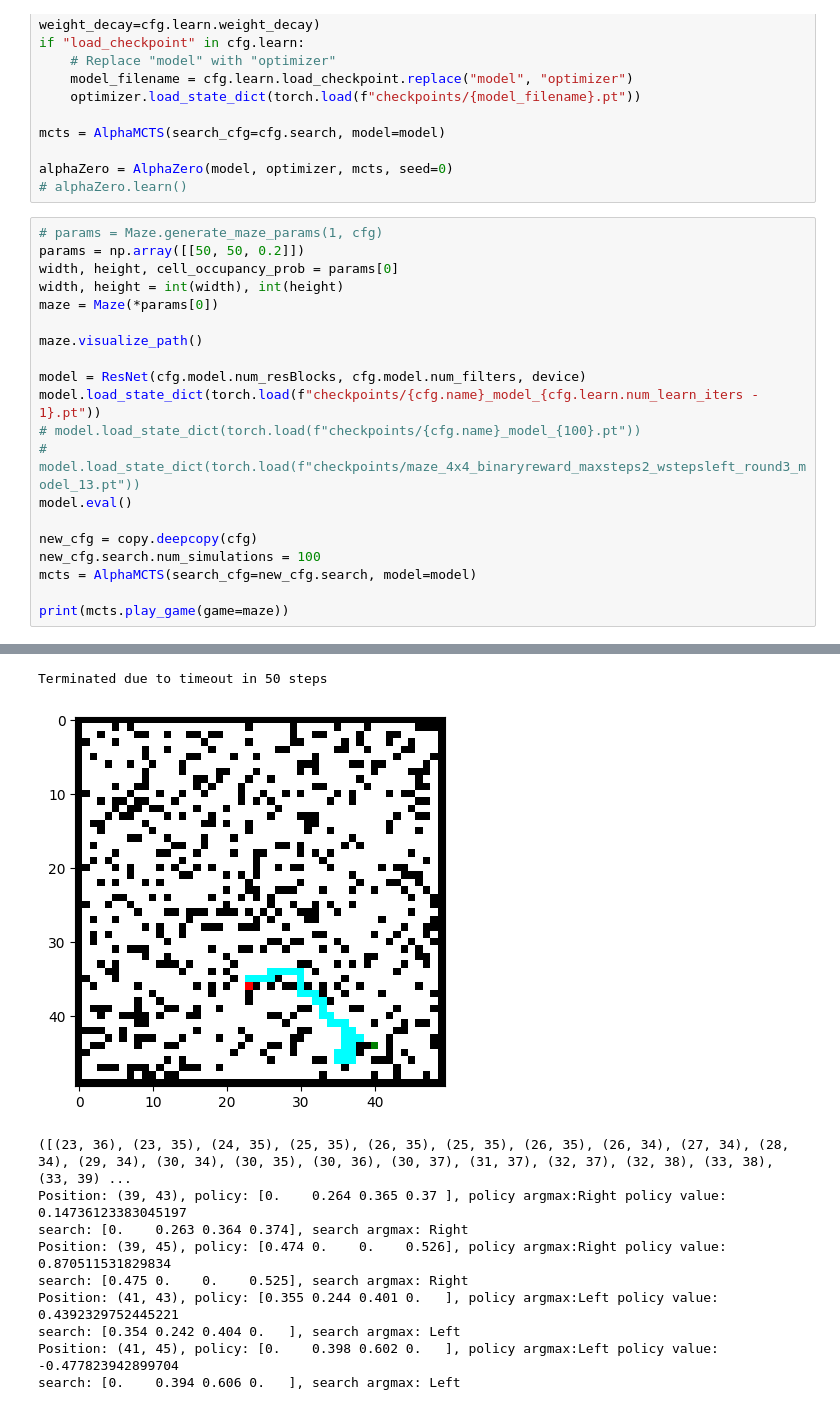
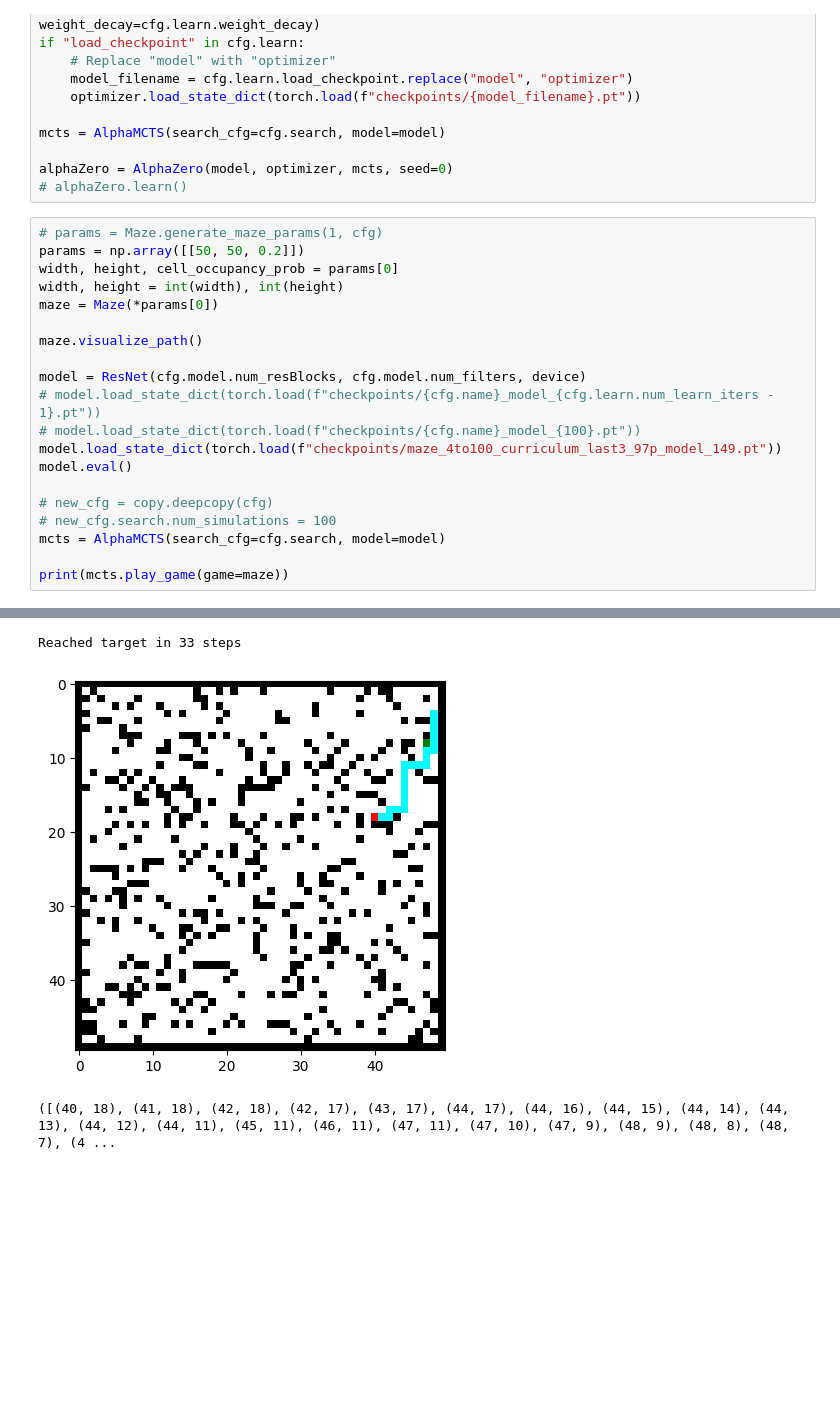
Before and after one commit to shaoyuancc/AlphaZeroFromScratch, a Jupyter notebook: discrete_maze/AlphaParallel_curriculum_plateau42_investigation.ipynb, the cells around one changed output, grey strips where cells are left out. Saved outputs shown, nothing was run; the diff lists cells and outputs as text; blank space fills up the shorter version.

```diff
--- a/discrete_maze/AlphaParallel_curriculum_plateau42_investigation.ipynb
+++ b/discrete_maze/AlphaParallel_curriculum_plateau42_investigation.ipynb
@@ -837,14 +837,14 @@ maze = Maze(*params[0])
 maze.visualize_path()
 
 model = ResNet(cfg.model.num_resBlocks, cfg.model.num_filters, device)
-model.load_state_dict(torch.load(f"checkpoints/{cfg.name}_model_{cfg.learn.num_learn_iters - 1}.pt"))
+# model.load_state_dict(torch.load(f"checkpoints/{cfg.name}_model_{cfg.learn.num_learn_iters - 1}.pt"))
 # model.load_state_dict(torch.load(f"checkpoints/{cfg.name}_model_{100}.pt"))
-# model.load_state_dict(torch.load(f"checkpoints/maze_4x4_binaryreward_maxsteps2_wstepsleft_round3_model_13.pt"))
+model.load_state_dict(torch.load(f"checkpoints/maze_4to100_curriculum_last3_97p_model_149.pt"))
 model.eval()
 
-new_cfg = copy.deepcopy(cfg)
-new_cfg.search.num_simulations = 100
-mcts = AlphaMCTS(search_cfg=new_cfg.search, model=model)
+# new_cfg = copy.deepcopy(cfg)
+# new_cfg.search.num_simulations = 100
+mcts = AlphaMCTS(search_cfg=cfg.search, model=model)
 
 print(mcts.play_game(game=maze))
 # %% [output]
@@ -852,14 +852,6 @@ print(mcts.play_game(game=maze))
-Terminated due to timeout in 50 steps
+Reached target in 33 steps
-[figure, old version]
+[figure, new version]
-([(23, 36), (23, 35), (24, 35), (25, 35), (26, 35), (25, 35), (26, 35), (26, 34), (27, 34), (28, 34), (29, 34), (30, 34), (30, 35), (30, 36), (30, 37), (31, 37), (32, 37), (32, 38), (33, 38), (33, 39) ...
-Position: (39, 43), policy: [0.    0.264 0.365 0.37 ], policy argmax:Right policy value: 0.14736123383045197
-search: [0.    0.263 0.364 0.374], search argmax: Right
-Position: (39, 45), policy: [0.474 0.    0.    0.526], policy argmax:Right policy value: 0.870511531829834
-search: [0.475 0.    0.    0.525], search argmax: Right
-Position: (41, 43), policy: [0.355 0.244 0.401 0.   ], policy argmax:Left policy value: 0.4392329752445221
-search: [0.354 0.242 0.404 0.   ], search argmax: Left
-Position: (41, 45), policy: [0.    0.398 0.602 0.   ], policy argmax:Left policy value: -0.477823942899704
-search: [0.    0.394 0.606 0.   ], search argmax: Left
+([(40, 18), (41, 18), (42, 18), (42, 17), (43, 17), (44, 17), (44, 16), (44, 15), (44, 14), (44, 13), (44, 12), (44, 11), (45, 11), (46, 11), (47, 11), (47, 10), (47, 9), (48, 9), (48, 8), (48, 7), (4 ...
 # %%
 
 positions = [(x, y) for x in range(1, width-1) for y in range(1, height-1)]
```
Also changed, not shown: parts of 4 cells of this notebook, 18 other files.
